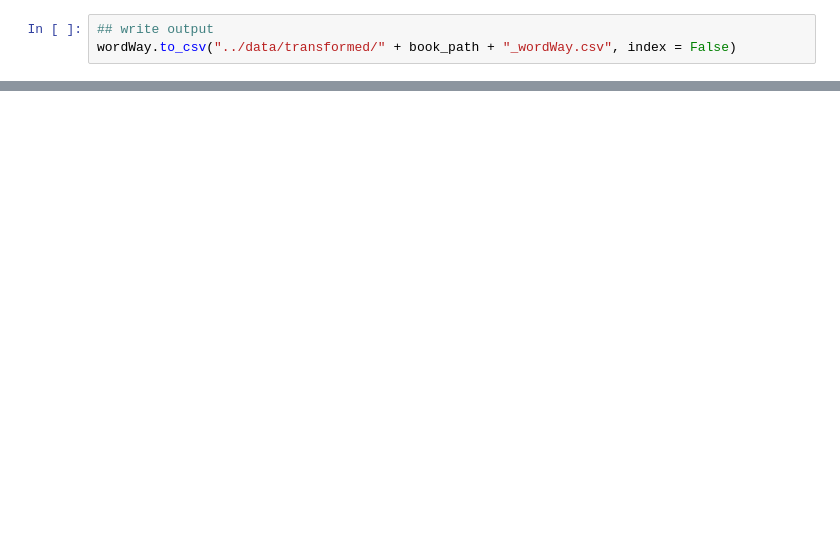
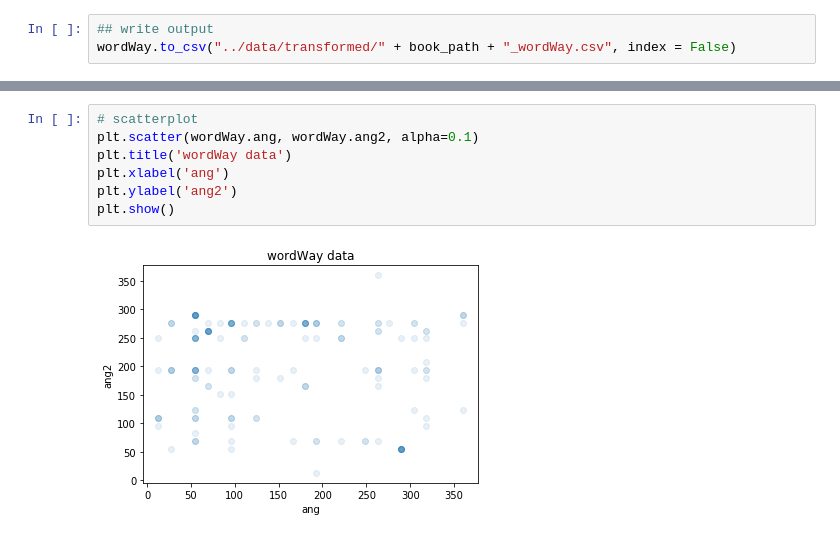
Before and after one commit to ssiegmund/wordsInBooks, a Jupyter notebook: trafo/trafoWordWay.ipynb, the cells around one changed output, grey strips where cells are left out. Cells and saved outputs as stored; diff of their text form; blank space fills up the shorter version.

```diff
--- a/trafo/trafoWordWay.ipynb
+++ b/trafo/trafoWordWay.ipynb
@@ -51,0 +66,9 @@ plt.show()
+# %%
+# scatterplot
+plt.scatter(wordWay.ang, wordWay.ang2, alpha=0.1)
+plt.title('wordWay data')
+plt.xlabel('ang')
+plt.ylabel('ang2')
+plt.show()
+# %% [output]
+[figure, added]
```
Also changed, not shown: parts of 7 cells of this notebook.
